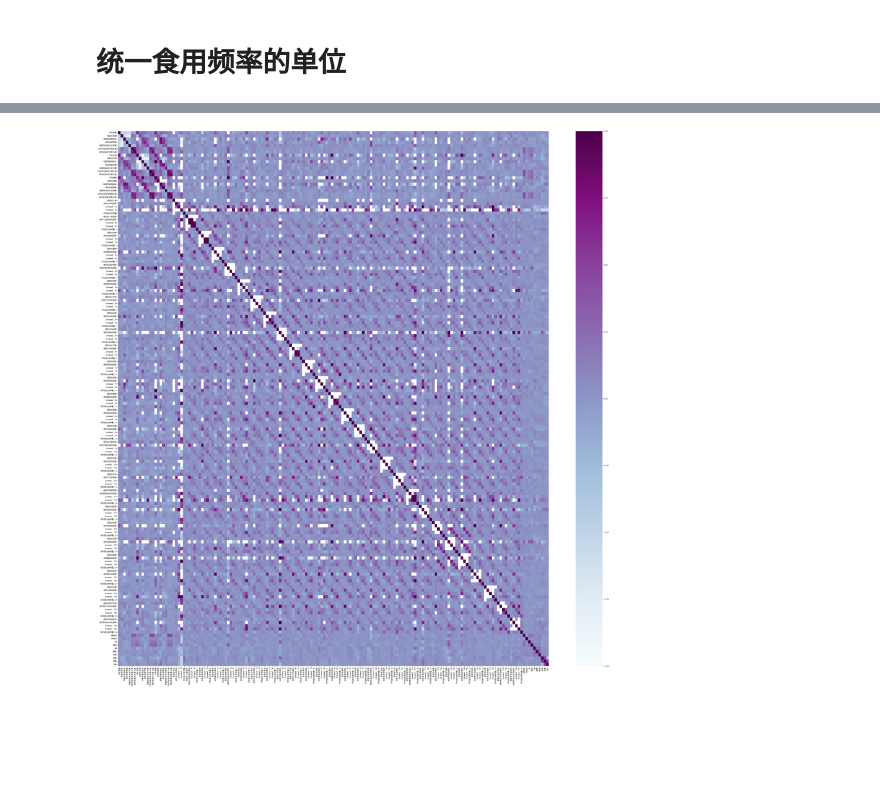
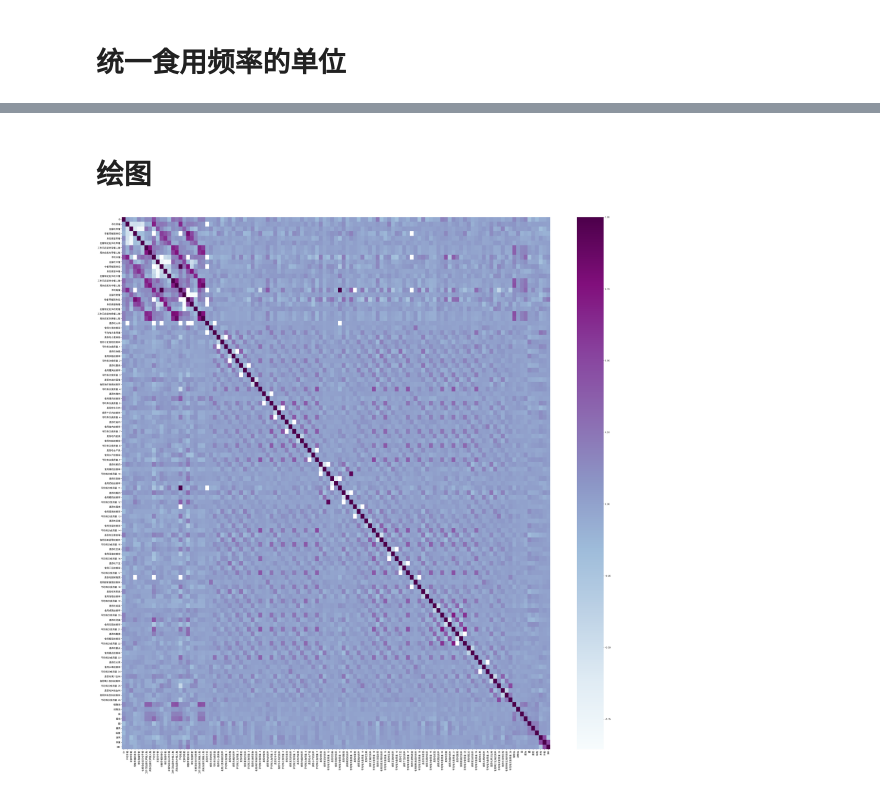
Before and after one commit to shallow-oss/MathModel, a Jupyter notebook: 模拟赛3/第一问/p1.ipynb, the cells around one changed output, grey strips where cells are left out. Saved outputs shown, nothing was run; the diff lists cells and outputs as text; code cells hidden in the pictures; blank space fills up the shorter version.

```diff
--- a/模拟赛3/第一问/p1.ipynb
+++ b/模拟赛3/第一问/p1.ipynb
@@ -67,3 +67,17 @@ data
 7546 rows × 167 columns
 # %% [markdown]
 # 统一食用频率的单位
+# %%
+new_data = data.iloc[:,22:-10]
+# 循环处理每个数据集
+for i in range(0, 5*27, 5):
+    new_data.iloc[:, i:i+4].fillna(0,inplace = True)
+    # 根据第一列的值，将后三列的值进行合并
+    new_data.loc[new_data.iloc[:, i] == 1, new_data.iloc[:, i:i+4].columns[1] ] = new_data.iloc[:, i+1] * 365 + new_data.iloc[:, i+2] * 52 + new_data.iloc[:, i+3] * 12
+
+columns_to_drop = []
+for i in range(24,155,5):
+    columns_to_drop.append(f'Unnamed: {i}')
+    columns_to_drop.append(f'Unnamed: {i+1}')
+new_data.drop(columns=columns_to_drop, axis=1, inplace=True)
+new_data
@@ -69,0 +104,4 @@ data
+# %%
+eat_data = data.iloc[:,:22]
+eat_data = eat_data.join(new_data, how='outer')
+eat_data = eat_data.join(data.iloc[:,-10:], how='outer')
@@ -70,3 +148,5 @@ data
+# %% [markdown]
+# 绘图
 # %%
 import matplotlib.pyplot as plt
 import seaborn as sns
@@ -76,9 +156,9 @@ heatmap_data = data.iloc[:, 1:]
 # %%
 mpl.rcParams["font.sans-serif"] = ["SimHei"]
 mpl.rcParams["axes.unicode_minus"] = False
 # 绘制热力图
 plt.figure(figsize=(50,50))
-sns.heatmap(heatmap_data.corr(),cmap='BuPu',annot=False)
+sns.heatmap(eat_data.corr(),cmap='BuPu',annot=False)
 plt.show()
 # %% [output]
-[figure, old version]
+[figure, new version]
```
Also changed, not shown: parts of 7 cells of this notebook, 3 other files.
